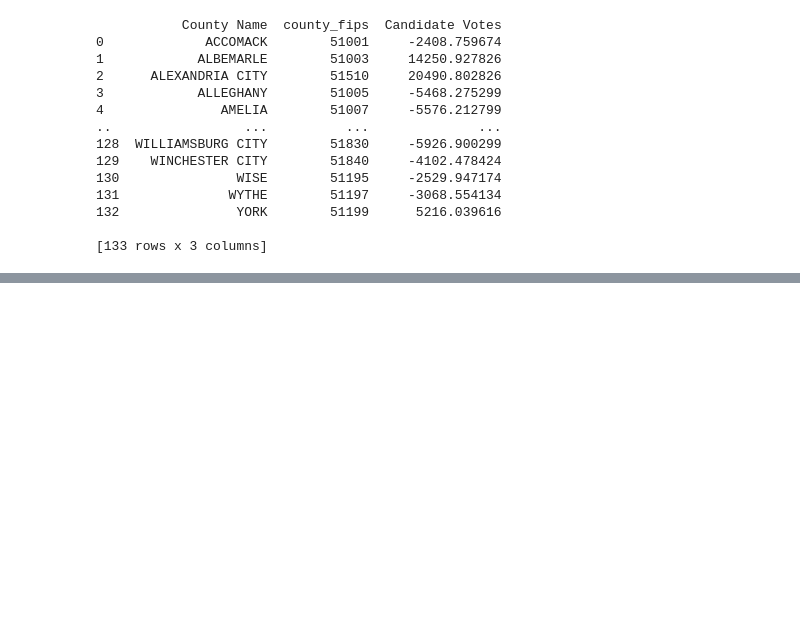
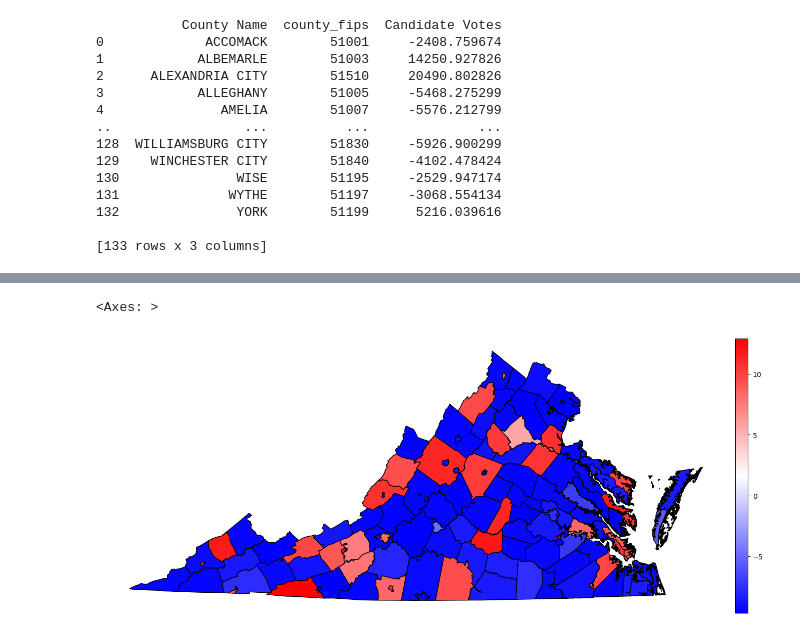
Before and after one commit to gaboojie/project_voting, a Jupyter notebook: code.ipynb, the cells around one changed output, grey strips where cells are left out. Drawn from its saved outputs; the diff is of its cells as text; code cells hidden in the pictures; blank space fills up the shorter version.

Commit message:
Visualized net vote values on VA map

```diff
--- a/code.ipynb
+++ b/code.ipynb
@@ -373,0 +390,29 @@ print(df_2024)
+# %%
+import geopandas as gpd
+import mapclassify
+import pandas as pd
+import matplotlib
+import matplotlib.pyplot as plt
+import numpy as np
+from mpl_toolkits.axes_grid1 import make_axes_locatable
+
+# Load data
+gdf = gpd.read_file('/content/VirginiaCounty_ClippedToShoreline.shx') # Load Virginia shapefile for maps
+cdf = pd.read_csv('https://raw.githubusercontent.com/gaboojie/project_voting/main/data/county_adjacencies.csv') # Load county adjacency data and population data
+
+# Merge shapefile data and county adjacency data:
+gdf['FIPS_left'] = pd.to_numeric(gdf['STCOFIPS'])
+df = gdf.merge(cdf,left_on='FIPS_left',right_on='FIPS')  # merge county population and adjacency data into df
+del gdf, cdf
+# %%
+df['vote_diff_ihs'] = np.arcsinh(df_2024['Candidate Votes'])
+
+fig = plt.figure()
+ax = fig.add_axes([0, 0, 2, 2])
+divider = make_axes_locatable(ax)
+ax.axis('off')
+cax = divider.append_axes("right", size="2%", pad=0.08)
+df.plot(ax=ax,column='vote_diff_ihs',legend=True,cax=cax,cmap='bwr',edgecolor='k')
+# %% [output]
+<Axes: >
+[figure, added]
```
Also changed, not shown: parts of 2 cells of this notebook.
